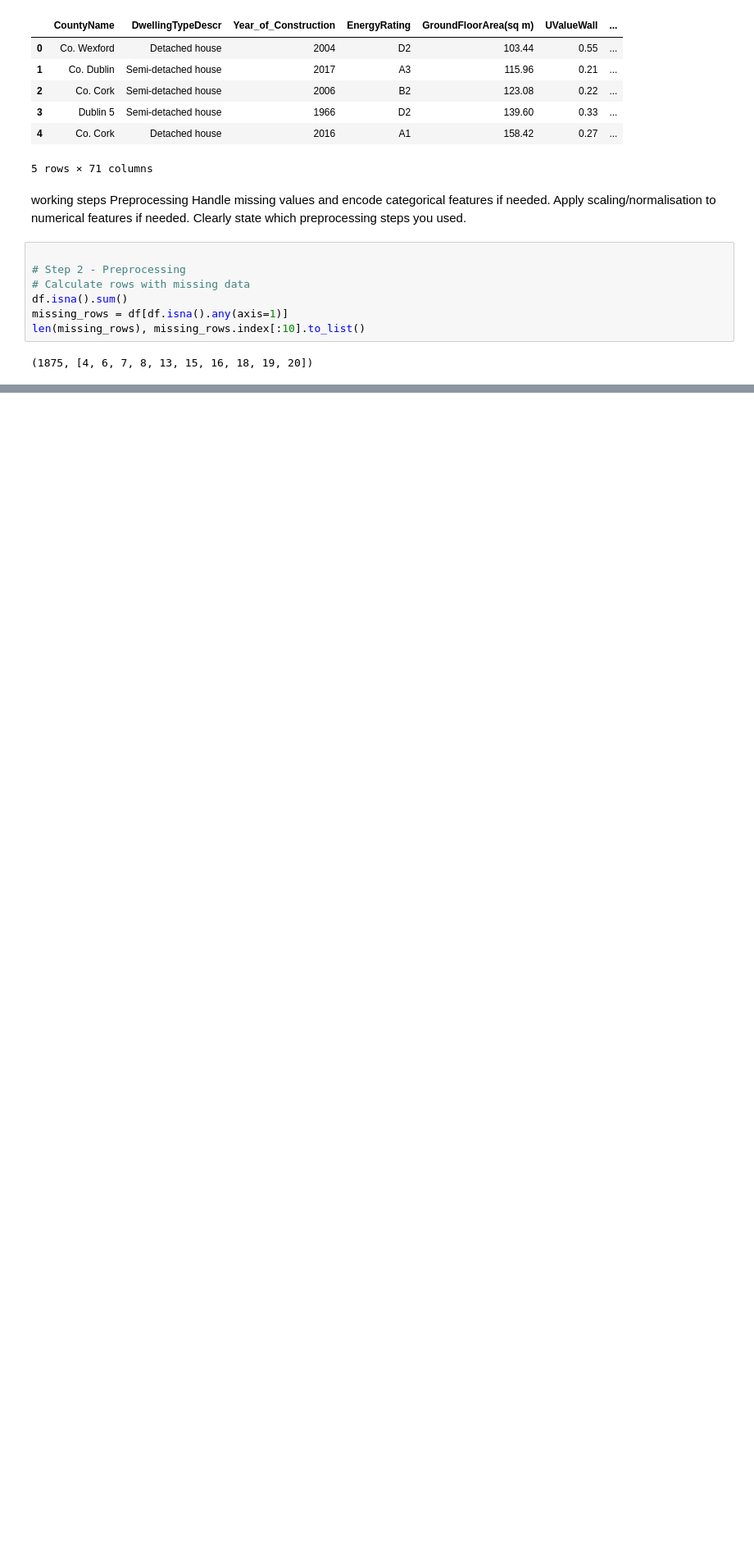
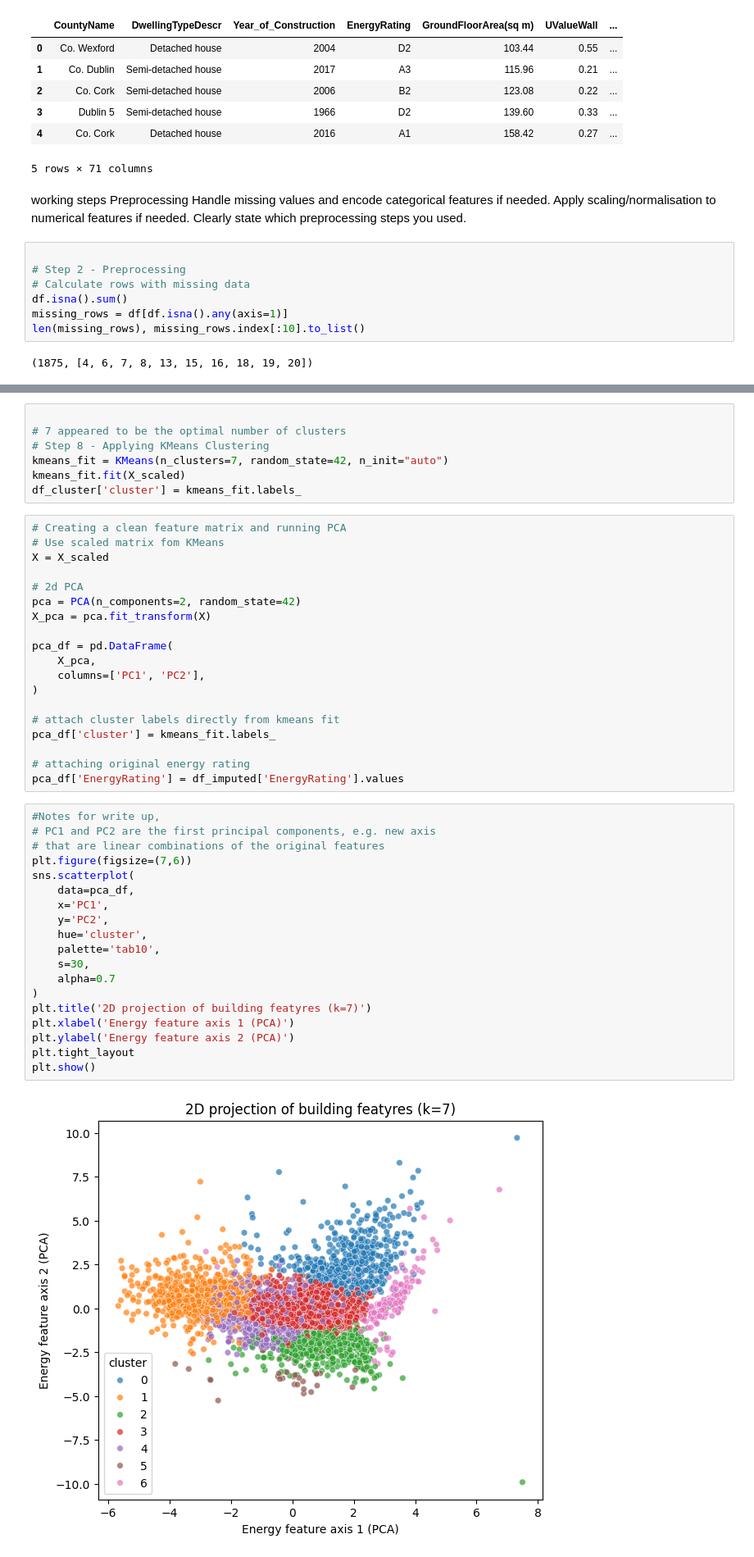
Before and after one commit to MikeLynagh/Predict-BER-Home-Ratings-MLProject, a Jupyter notebook: project.ipynb, the cells around one changed output, grey strips where cells are left out. Shown at 82% size. Saved outputs shown, nothing was run; the diff lists cells and outputs as text; blank space fills up the shorter version.

```diff
--- a/project.ipynb
+++ b/project.ipynb
@@ -74,0 +140,47 @@ Results after imputation: (4500, 71)
+# %%
+
+# 7 appeared to be the optimal number of clusters
+# Step 8 - Applying KMeans Clustering
+kmeans_fit = KMeans(n_clusters=7, random_state=42, n_init="auto")
+kmeans_fit.fit(X_scaled)
+df_cluster['cluster'] = kmeans_fit.labels_
+# %%
+# Creating a clean feature matrix and running PCA
+# Use scaled matrix fom KMeans
+X = X_scaled
+
+# 2d PCA
+pca = PCA(n_components=2, random_state=42)
+X_pca = pca.fit_transform(X)
+
+pca_df = pd.DataFrame(
+    X_pca,
+    columns=['PC1', 'PC2'],
+)
+
+# attach cluster labels directly from kmeans fit
+pca_df['cluster'] = kmeans_fit.labels_
+
+# attaching original energy rating
+pca_df['EnergyRating'] = df_imputed['EnergyRating'].values
+# %%
+#Notes for write up,
+# PC1 and PC2 are the first principal components, e.g. new axis
+# that are linear combinations of the original features
+plt.figure(figsize=(7,6))
+sns.scatterplot(
+    data=pca_df,
+    x='PC1',
+    y='PC2',
+    hue='cluster',
+    palette='tab10',
+    s=30,
+    alpha=0.7
+)
+plt.title('2D projection of building featyres (k=7)')
+plt.xlabel('Energy feature axis 1 (PCA)')
+plt.ylabel('Energy feature axis 2 (PCA)')
+plt.tight_layout
+plt.show()
+# %% [output]
+[figure, added]
```
Also changed, not shown: parts of 8 cells of this notebook.
